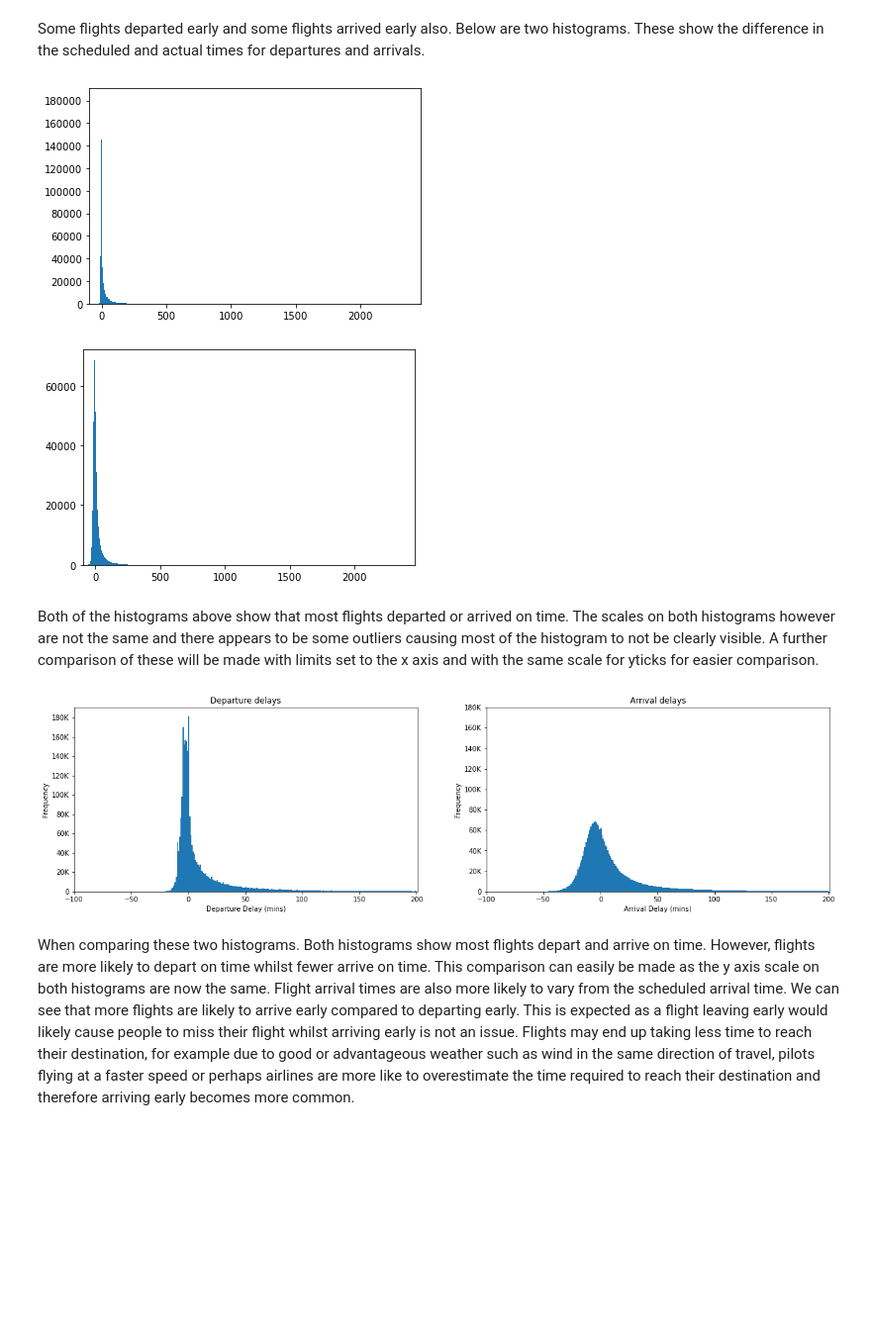
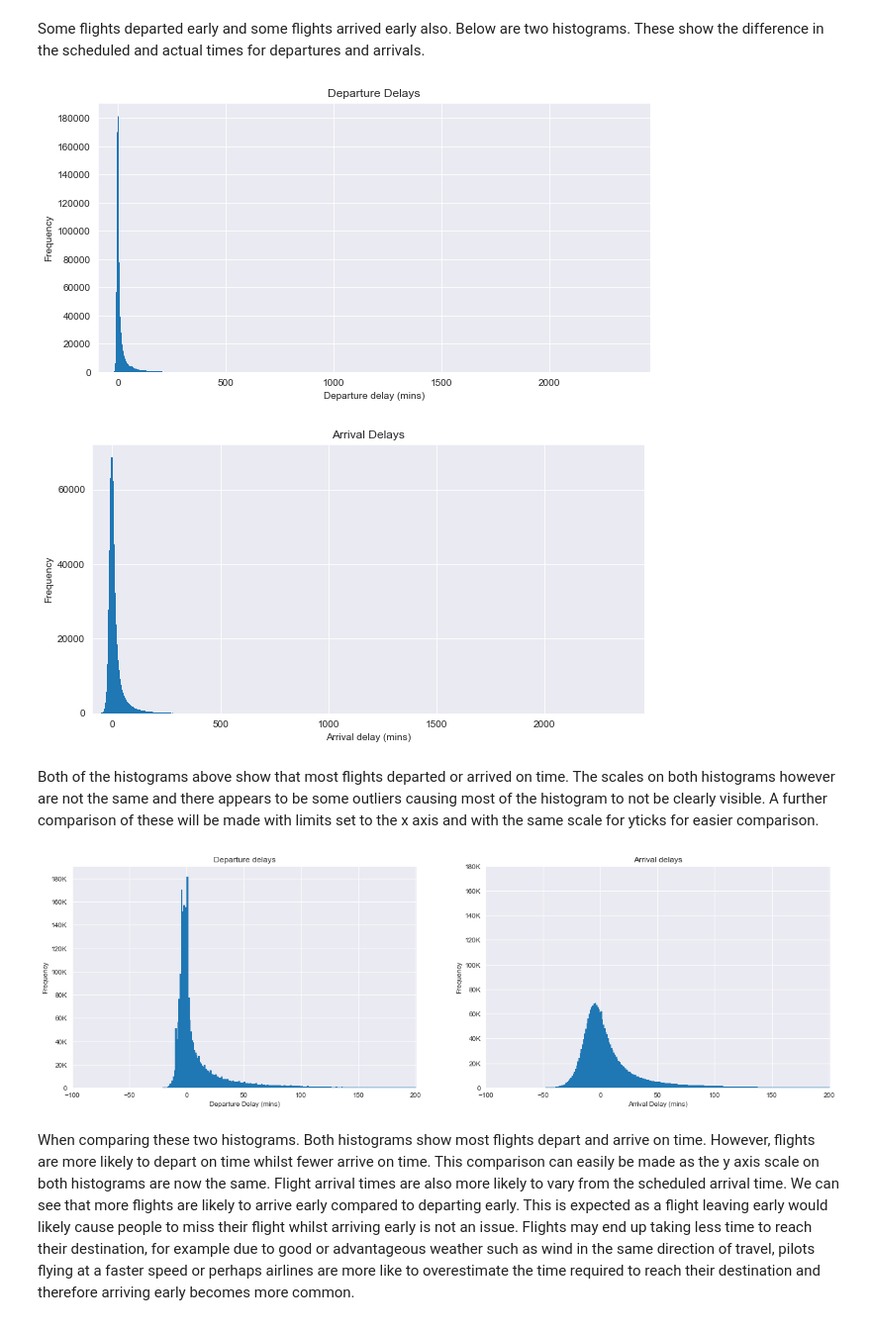
Before and after one commit to Vincentk-94/Communicate_data_findings, a Jupyter notebook: 2008 Flight Delays - Project.ipynb, the cells around one changed output. Shown at 99% size. Cells and saved outputs as stored; diff of their text form; code cells hidden in the pictures; blank space fills up the shorter version.

```diff
--- a/2008 Flight Delays - Project.ipynb
+++ b/2008 Flight Delays - Project.ipynb
@@ -643,19 +638,27 @@ The maximum arrival delay is 2461 minutes.
 # %% [markdown]
 Some flights departed early and some flights arrived early also. Below are two histograms. These show the difference in the scheduled and actual times for departures and arrivals.
 # %%
+plt.figure(figsize=(10,5))
 # flight departure
 bins = np.arange(flights.dep_delay.min()-1,flights.dep_delay.max()+1,1)
 
 # Plotting flight departure delays
 plt.xlim(flights.dep_delay.min()-1,flights.dep_delay.max()+1)
 tick_locs = np.arange(0,180000+20000,20000)
 plt.yticks(tick_locs)
 
 # plot graph
-plt.hist(data=flights,x='dep_delay',bins=bins);
+base_colour = sns.color_palette()[0]
+plt.hist(data=flights,x='dep_delay',bins=bins,ec=base_colour,color=base_colour)
+
+# Labels
+plt.xlabel('Departure delay (mins)')
+plt.ylabel('Frequency')
+plt.title('Departure Delays');
 # %% [output]
-[figure, old version]
+[figure, new version]
 # %%
+plt.figure(figsize=(10,5))
 # flight arrival delays
 bins = np.arange(flights.arr_delay.min()-1,flights.arr_delay.max()+1,1)
 
@@ -665,14 +668,19 @@ tick_locs = np.arange(0,180000+20000,20000)
 plt.yticks(tick_locs)
 
 # plot graph
-plt.hist(data=flights,x='arr_delay',bins=bins);
+plt.hist(data=flights,x='arr_delay',bins=bins,ec=base_colour,color=base_colour)
+
+# Labels
+plt.xlabel('Arrival delay (mins)')
+plt.ylabel('Frequency')
+plt.title('Arrival Delays');
 # %% [output]
-[figure, old version]
+[figure, new version]
 # %% [markdown]
 Both of the histograms above show that most flights departed or arrived on time. The scales on both histograms however are not the same and there appears to be some outliers causing most of the histogram to not be clearly visible. A further comparison of these will be made with limits set to the x axis and with the same scale for yticks for easier comparison.
 # %%
 # Comparing departure and arrival delay times
-plt.figure(figsize = [20, 5])
+plt.figure(figsize = (20, 6))
 
 bins = np.arange(-100,200+1,1) # Select bin size
 tick_locs = np.arange(0,18e4+2e4,2e4) # set tick locations
@@ -680,7 +688,7 @@ tick_labels = [0,'20K','40K','60K','80K','100K','120K','140K','160K','180K']
 
 # plot departure delay times
 plt.subplot(1,2,1)
-plt.hist(data=flights,x='dep_delay',bins=bins)
+plt.hist(data=flights,x='dep_delay',bins=bins,ec=base_colour,color=base_colour)
 # set labels and axes
 plt.yticks(tick_locs,tick_labels)
 plt.xlim(-100,200+1)
@@ -690,7 +698,7 @@ plt.title('Departure delays')
 
 # plot arrival delay times
 plt.subplot(1,2,2)
-plt.hist(data=flights,x='arr_delay',bins=bins)
+plt.hist(data=flights,x='arr_delay',bins=bins,ec=base_colour,color=base_colour)
 # set labels and axes
 plt.xlim(-100,200+1)
 plt.yticks(tick_locs,tick_labels)
@@ -698,7 +706,7 @@ plt.ylabel('Frequency')
 plt.xlabel('Arrival Delay (mins)')
 plt.title('Arrival delays');
 # %% [output]
-[figure, old version]
+[figure, new version]
 # %% [markdown]
 When comparing these two histograms. Both histograms show most flights depart and arrive on time. However, flights are more likely to depart on time whilst fewer arrive on time. This comparison can easily be made as the y axis scale on both histograms are now the same. Flight arrival times are also more likely to vary from the scheduled arrival time. We can see that more flights are likely to arrive early compared to departing early. This is expected as a flight leaving early would likely cause people to miss their flight whilst arriving early is not an issue. Flights may end up taking less time to reach their destination, for example due to good or advantageous weather such as wind in the same direction of travel, pilots flying at a faster speed or perhaps airlines are more like to overestimate the time required to reach their destination and therefore arriving early becomes more common.
 
```
Also changed, not shown: parts of 49 cells of this notebook.
